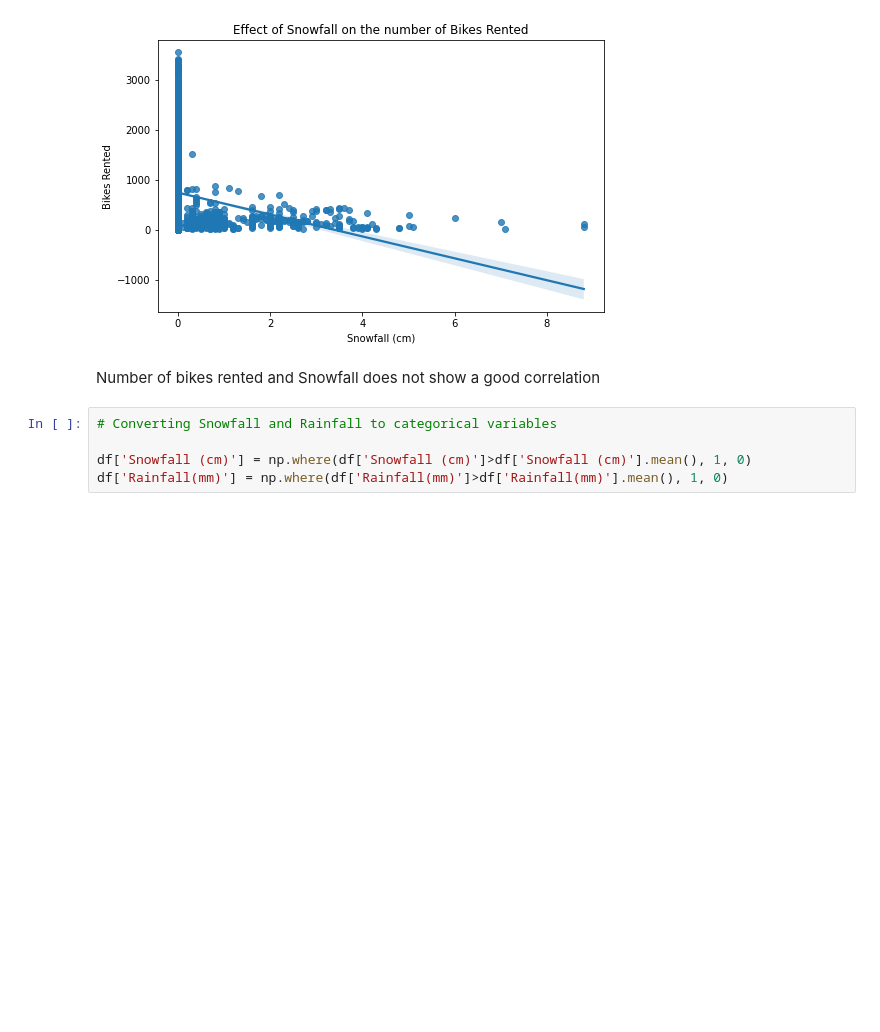
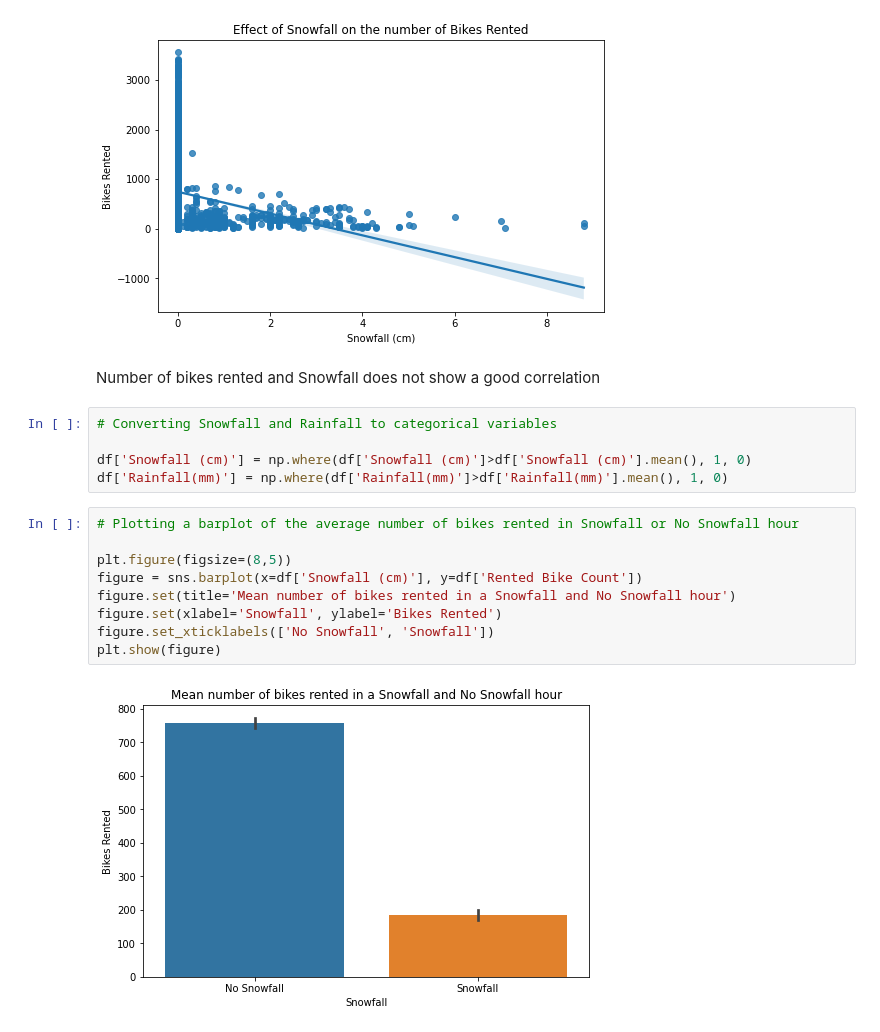
Before and after one commit to rsonar821/Regression-Capstone-Project, a Jupyter notebook: Seoul_Bike_Sharing_Demand_Prediction.ipynb, the cells around one changed output. Saved outputs shown, nothing was run; the diff lists cells and outputs as text; blank space fills up the shorter version.

```diff
--- a/Seoul_Bike_Sharing_Demand_Prediction.ipynb
+++ b/Seoul_Bike_Sharing_Demand_Prediction.ipynb
@@ -490,3 +490,14 @@ Number of bikes rented and Snowfall does not show a good correlation
 
 df['Snowfall (cm)'] = np.where(df['Snowfall (cm)']>df['Snowfall (cm)'].mean(), 1, 0)
 df['Rainfall(mm)'] = np.where(df['Rainfall(mm)']>df['Rainfall(mm)'].mean(), 1, 0)
+# %%
+# Plotting a barplot of the average number of bikes rented in Snowfall or No Snowfall hour
+
+plt.figure(figsize=(8,5))
+figure = sns.barplot(x=df['Snowfall (cm)'], y=df['Rented Bike Count'])
+figure.set(title='Mean number of bikes rented in a Snowfall and No Snowfall hour')
+figure.set(xlabel='Snowfall', ylabel='Bikes Rented')
+figure.set_xticklabels(['No Snowfall', 'Snowfall'])
+plt.show(figure)
+# %% [output]
+[figure, added]
```
Also changed, not shown: parts of 19 cells of this notebook.
